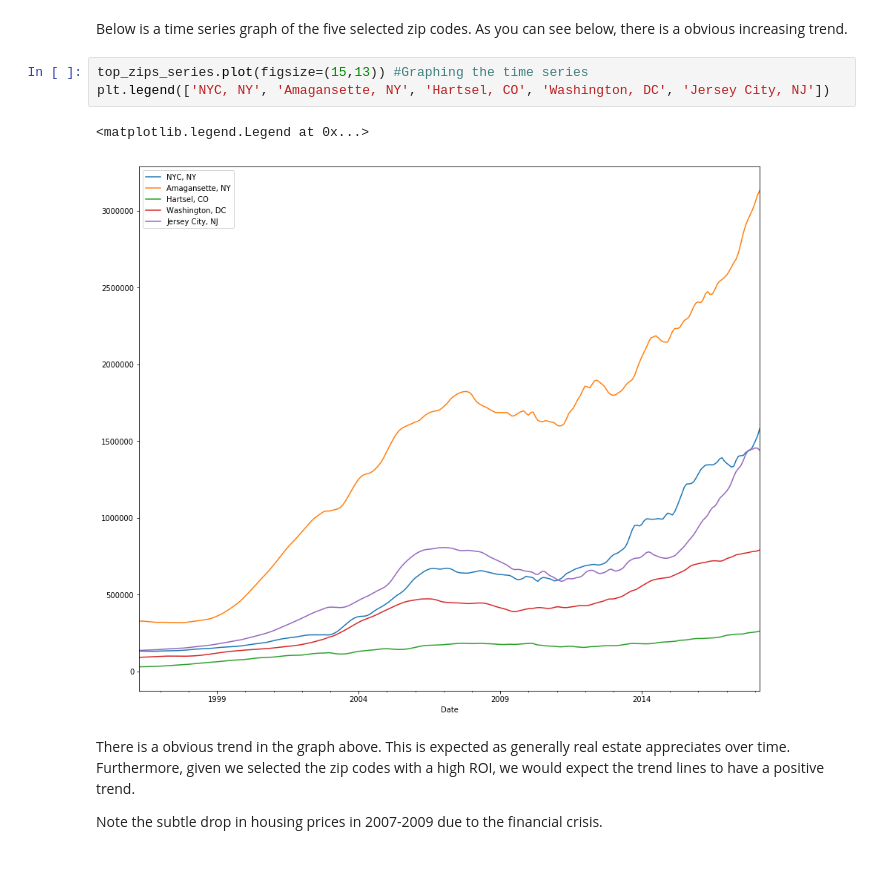
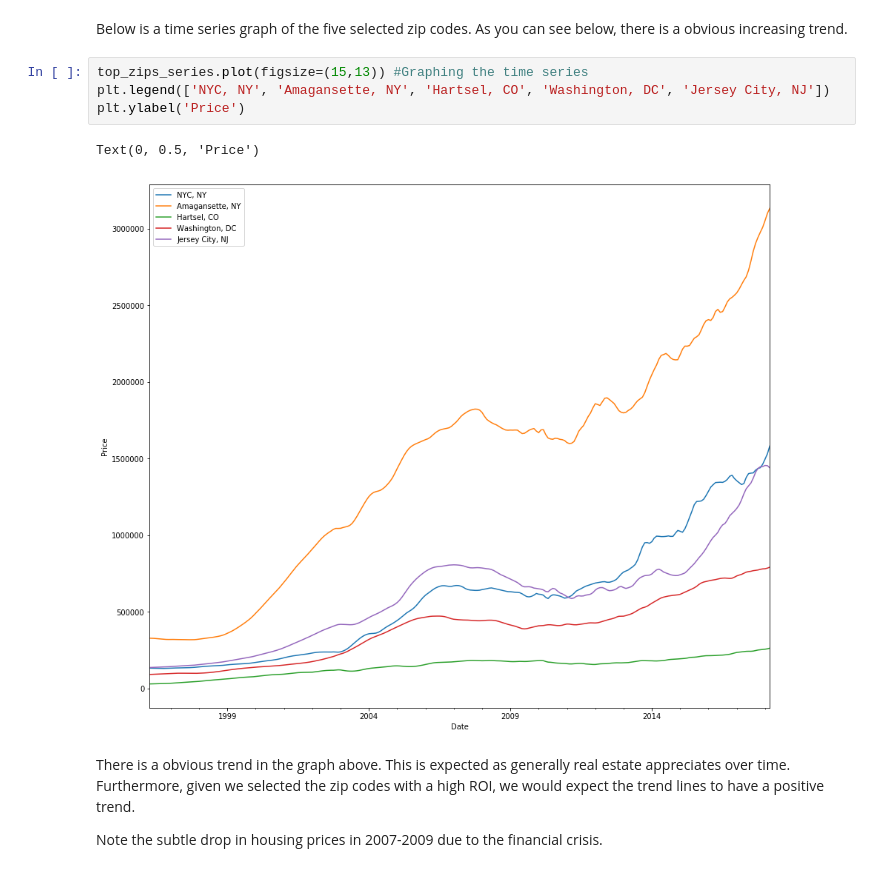
Before and after one commit to gabertooth/dsc-mod-4-project-online-ds-pt-021119, a Jupyter notebook: mod_4_starter_notebook.ipynb, the cells around one changed output. Cells and saved outputs as stored; diff of their text form.

```diff
--- a/mod_4_starter_notebook.ipynb
+++ b/mod_4_starter_notebook.ipynb
@@ -222,9 +222,10 @@ Below is a time series graph of the five selected zip codes. As you can see belo
 # %%
 top_zips_series.plot(figsize=(15,13)) #Graphing the time series
 plt.legend(['NYC, NY', 'Amagansette, NY', 'Hartsel, CO', 'Washington, DC', 'Jersey City, NJ'])
+plt.ylabel('Price')
 # %% [output]
-<matplotlib.legend.Legend at 0x...>
+Text(0, 0.5, 'Price')
-[figure, old version]
+[figure, new version]
 # %% [markdown]
 There is a obvious trend in the graph above. This is expected as generally real estate appreciates over time. Furthermore, given we selected the zip codes with a high ROI, we would expect the trend lines to have a positive trend.
 
```
Also changed, not shown: parts of 13 cells of this notebook.
